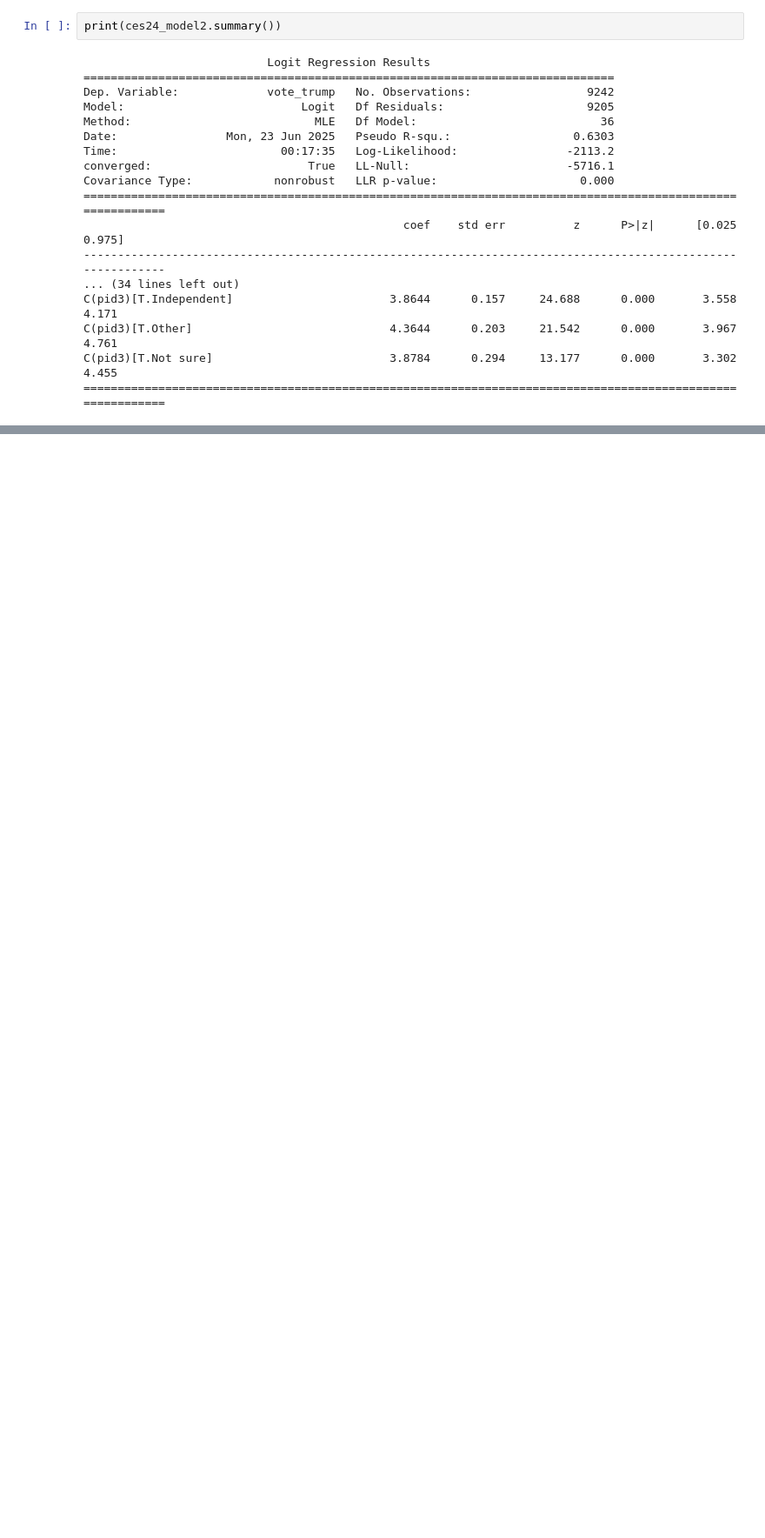
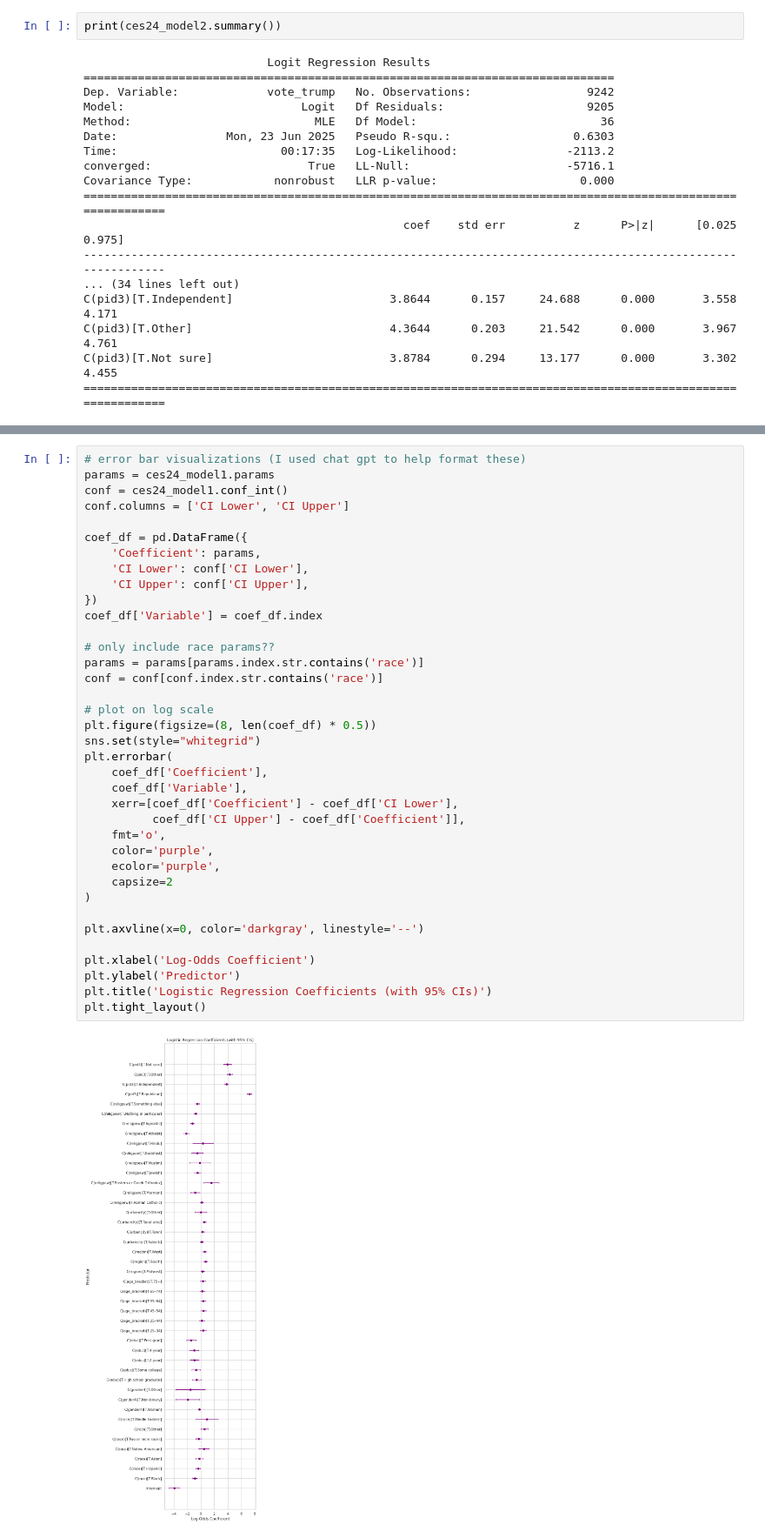
Before and after one commit to taliafabs/STA496, a Jupyter notebook: VoteChoice_RaceDep.ipynb, the cells around one changed output, grey strips where cells are left out. Shown at 87% size. Drawn from its saved outputs; the diff is of its cells as text; blank space fills up the shorter version.

```diff
--- a/VoteChoice_RaceDep.ipynb
+++ b/VoteChoice_RaceDep.ipynb
@@ -394,0 +549,39 @@ print(ces20_model2.summary())
+# %%
+# error bar visualizations (I used chat gpt to help format these)
+params = ces24_model1.params
+conf = ces24_model1.conf_int()
+conf.columns = ['CI Lower', 'CI Upper']
+
+coef_df = pd.DataFrame({
+    'Coefficient': params,
+    'CI Lower': conf['CI Lower'],
+    'CI Upper': conf['CI Upper'],
+})
+coef_df['Variable'] = coef_df.index
+
+# only include race params??
+params = params[params.index.str.contains('race')]
+conf = conf[conf.index.str.contains('race')]
+
+# plot on log scale
+plt.figure(figsize=(8, len(coef_df) * 0.5))
+sns.set(style="whitegrid")
+plt.errorbar(
+    coef_df['Coefficient'],
+    coef_df['Variable'],
+    xerr=[coef_df['Coefficient'] - coef_df['CI Lower'],
+          coef_df['CI Upper'] - coef_df['Coefficient']],
+    fmt='o',
+    color='purple',
+    ecolor='purple',
+    capsize=2
+)
+
+plt.axvline(x=0, color='darkgray', linestyle='--')
+
+plt.xlabel('Log-Odds Coefficient')
+plt.ylabel('Predictor')
+plt.title('Logistic Regression Coefficients (with 95% CIs)')
+plt.tight_layout()
+# %% [output]
+[figure, added]
```
Also changed, not shown: parts of 26 cells of this notebook.
